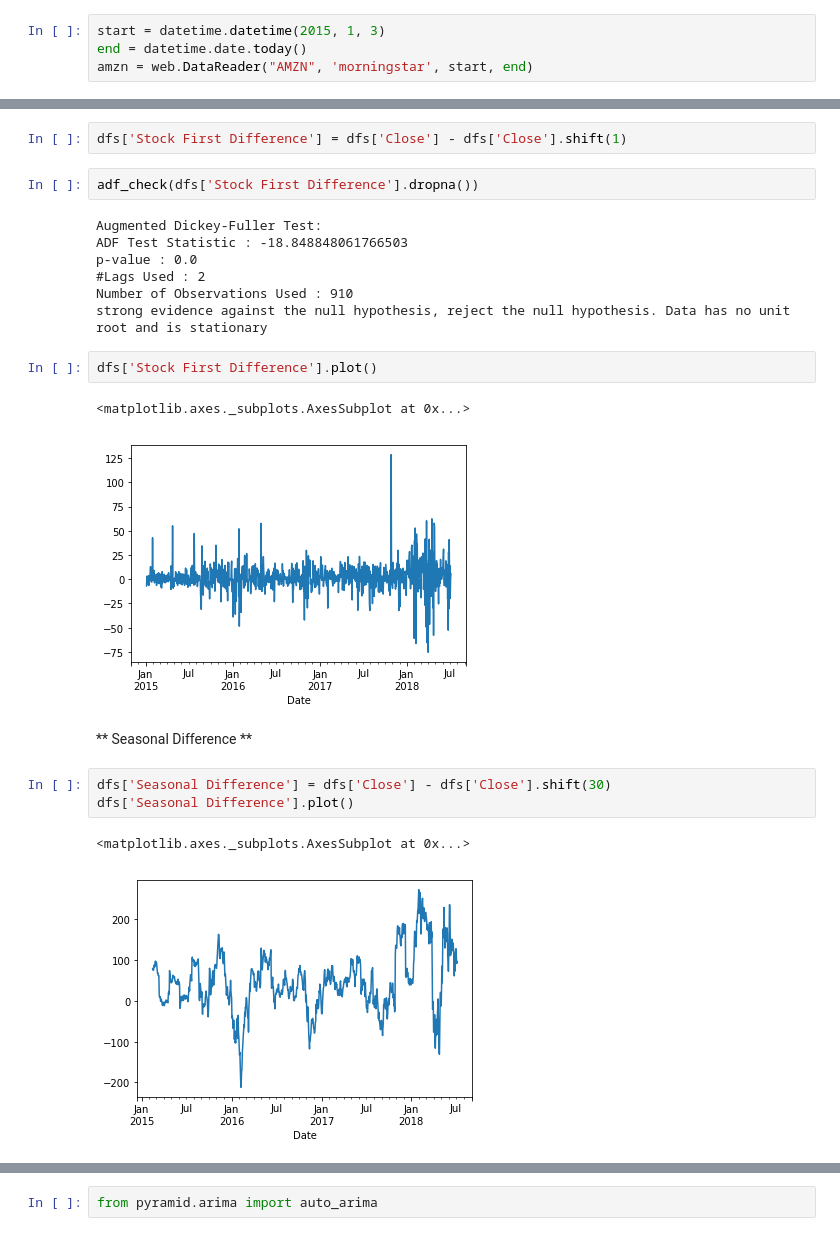
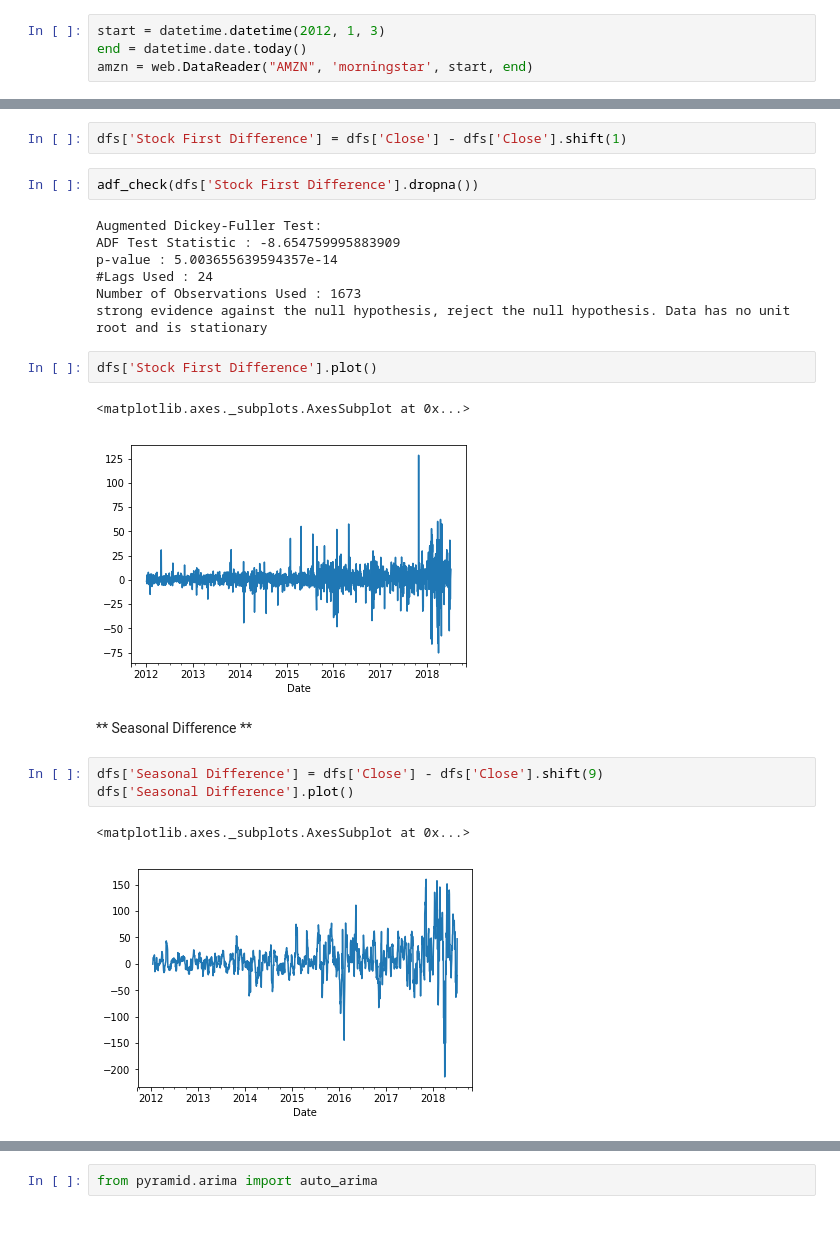
Before and after one commit to mrmushfiq/python_meets_finance, a Jupyter notebook: arima_stock_forcasting/auto_ARIMA_stock_forecasting.ipynb, the cells around one changed output, grey strips where cells are left out. Cells and saved outputs as stored; diff of their text form.

```diff
--- a/arima_stock_forcasting/auto_ARIMA_stock_forecasting.ipynb
+++ b/arima_stock_forcasting/auto_ARIMA_stock_forecasting.ipynb
@@ -16,7 +16,7 @@ warnings.filterwarnings('ignore')
 import datetime
 import pandas_datareader.data as web
 # %%
-start = datetime.datetime(2015, 1, 3)
+start = datetime.datetime(2012, 1, 3)
 end = datetime.date.today()
 amzn = web.DataReader("AMZN", 'morningstar', start, end)
 # %%
@@ -133,24 +133,24 @@ dfs['Stock First Difference'] = dfs['Close'] - dfs['Close'].shift(1)
 adf_check(dfs['Stock First Difference'].dropna())
 # %% [output]
 Augmented Dickey-Fuller Test:
-ADF Test Statistic : -18.848848061766503
-p-value : 0.0
-#Lags Used : 2
-Number of Observations Used : 910
+ADF Test Statistic : -8.654759995883909
+p-value : 5.003655639594357e-14
+#Lags Used : 24
+Number of Observations Used : 1673
 strong evidence against the null hypothesis, reject the null hypothesis. Data has no unit root and is stationary
 # %%
 dfs['Stock First Difference'].plot()
 # %% [output]
 <matplotlib.axes._subplots.AxesSubplot at 0x...>
-[figure, old version]
+[figure, new version]
 # %% [markdown]
 ** Seasonal Difference **
 # %%
-dfs['Seasonal Difference'] = dfs['Close'] - dfs['Close'].shift(30)
+dfs['Seasonal Difference'] = dfs['Close'] - dfs['Close'].shift(9)
 dfs['Seasonal Difference'].plot()
 # %% [output]
 <matplotlib.axes._subplots.AxesSubplot at 0x...>
-[figure, old version]
+[figure, new version]
 # %%
 # Seasonal Difference by itself was not enough!
 adf_check(dfs['Seasonal Difference'].dropna())
```
Also changed, not shown: parts of 19 cells of this notebook, 1 other file.
